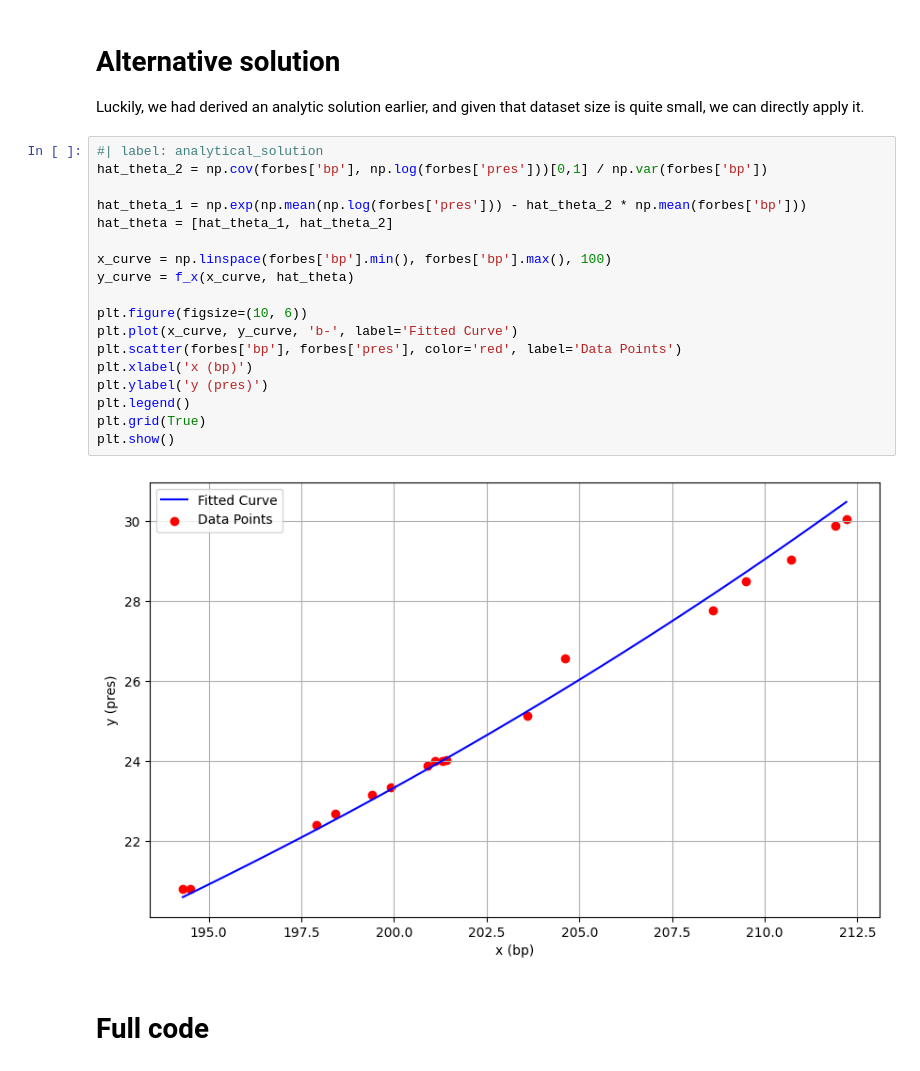
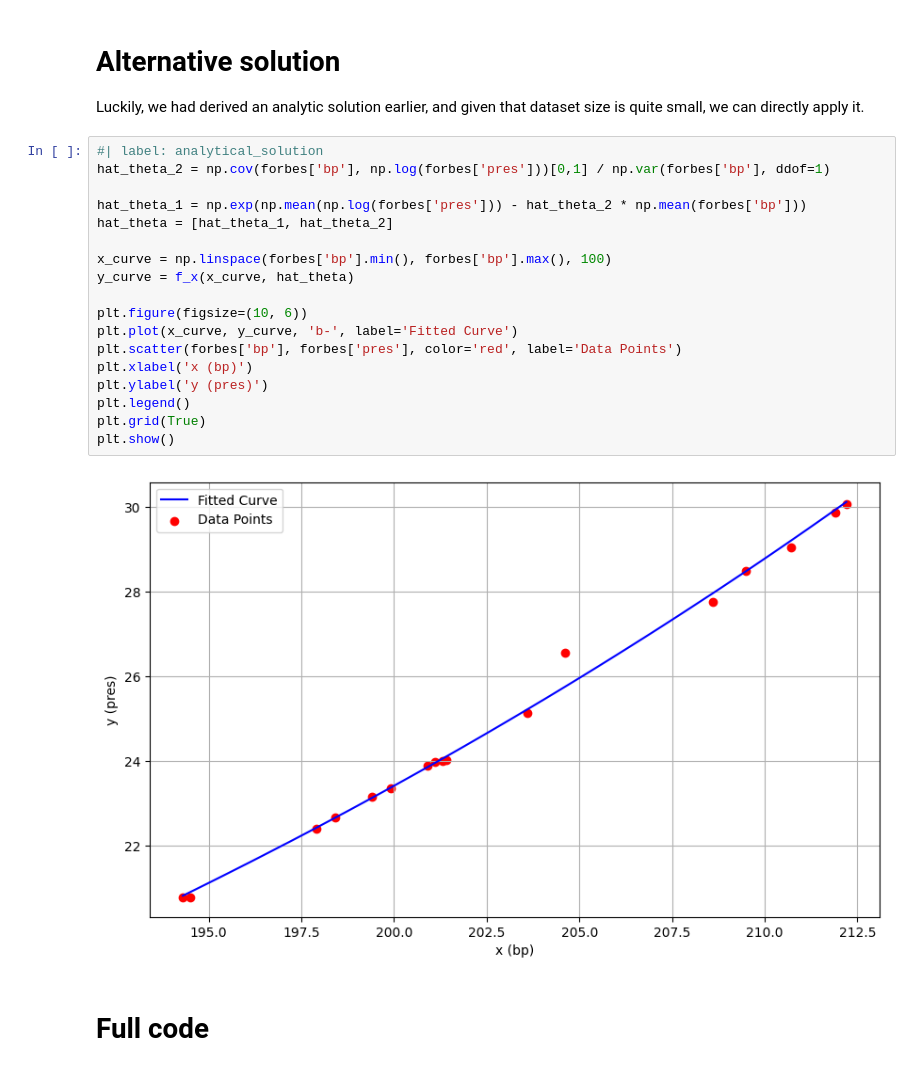
Before and after one commit to slds-lmu/lecture_sl, a Jupyter notebook: exercises/advriskmin-quarto/inserted/sol_advriskmin_3_py.ipynb, the cells around one changed output. Saved outputs shown, nothing was run; the diff lists cells and outputs as text.

```diff
--- a/exercises/advriskmin-quarto/inserted/sol_advriskmin_3_py.ipynb
+++ b/exercises/advriskmin-quarto/inserted/sol_advriskmin_3_py.ipynb
@@ -151,24 +151,24 @@ Mean Absolute Percentage Error (MAPE): 0.4247079728944001%
 Luckily, we had derived an analytic solution earlier, and given that dataset size is quite small, we can directly apply it.
 # %%
 #| label: analytical_solution
-hat_theta_2 = np.cov(forbes['bp'], np.log(forbes['pres']))[0,1] / np.var(forbes['bp'])
+hat_theta_2 = np.cov(forbes['bp'], np.log(forbes['pres']))[0,1] / np.var(forbes['bp'], ddof=1)
 
 hat_theta_1 = np.exp(np.mean(np.log(forbes['pres'])) - hat_theta_2 * np.mean(forbes['bp']))
 hat_theta = [hat_theta_1, hat_theta_2]
 
 x_curve = np.linspace(forbes['bp'].min(), forbes['bp'].max(), 100)
 y_curve = f_x(x_curve, hat_theta)
 
 plt.figure(figsize=(10, 6))
 plt.plot(x_curve, y_curve, 'b-', label='Fitted Curve')
 plt.scatter(forbes['bp'], forbes['pres'], color='red', label='Data Points')
 plt.xlabel('x (bp)')
 plt.ylabel('y (pres)')
 plt.legend()
 plt.grid(True)
 plt.show()
 # %% [output]
-[figure, old version]
+[figure, new version]
 # %% [markdown]
 # Full code
 # %%
```
Also changed, not shown: parts of 1 cell of this notebook, 2 other files.
